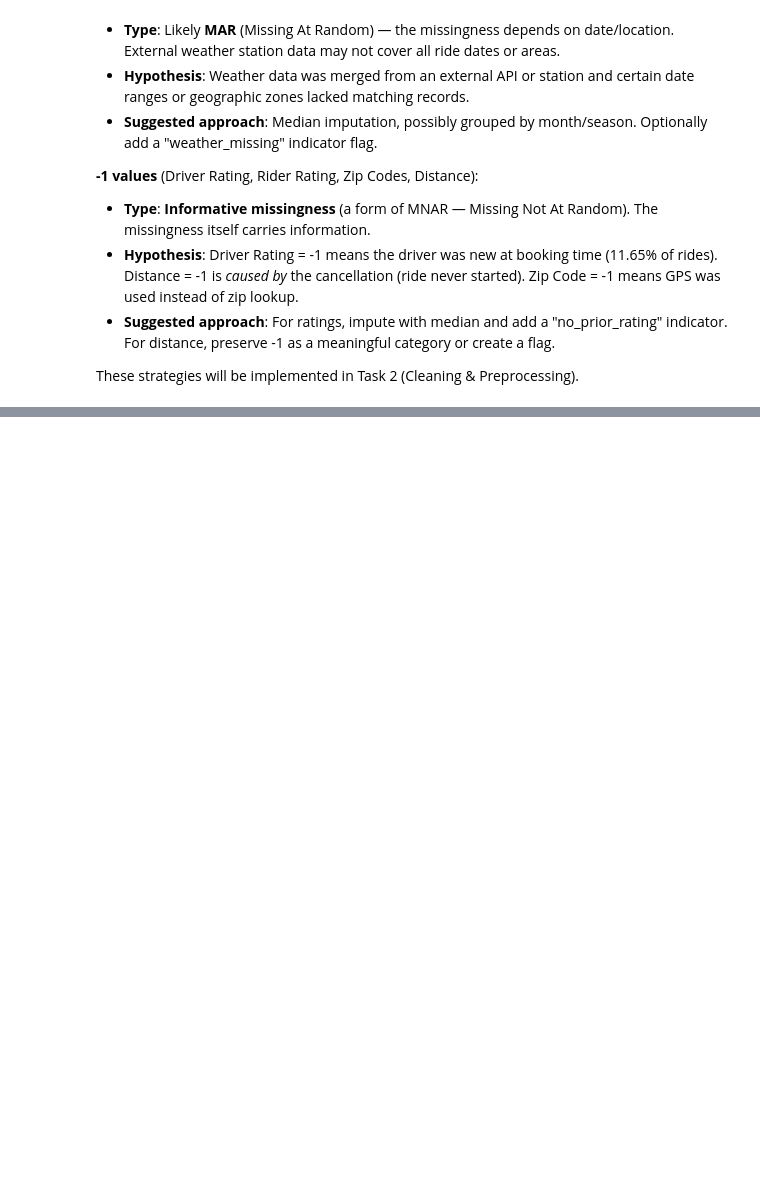
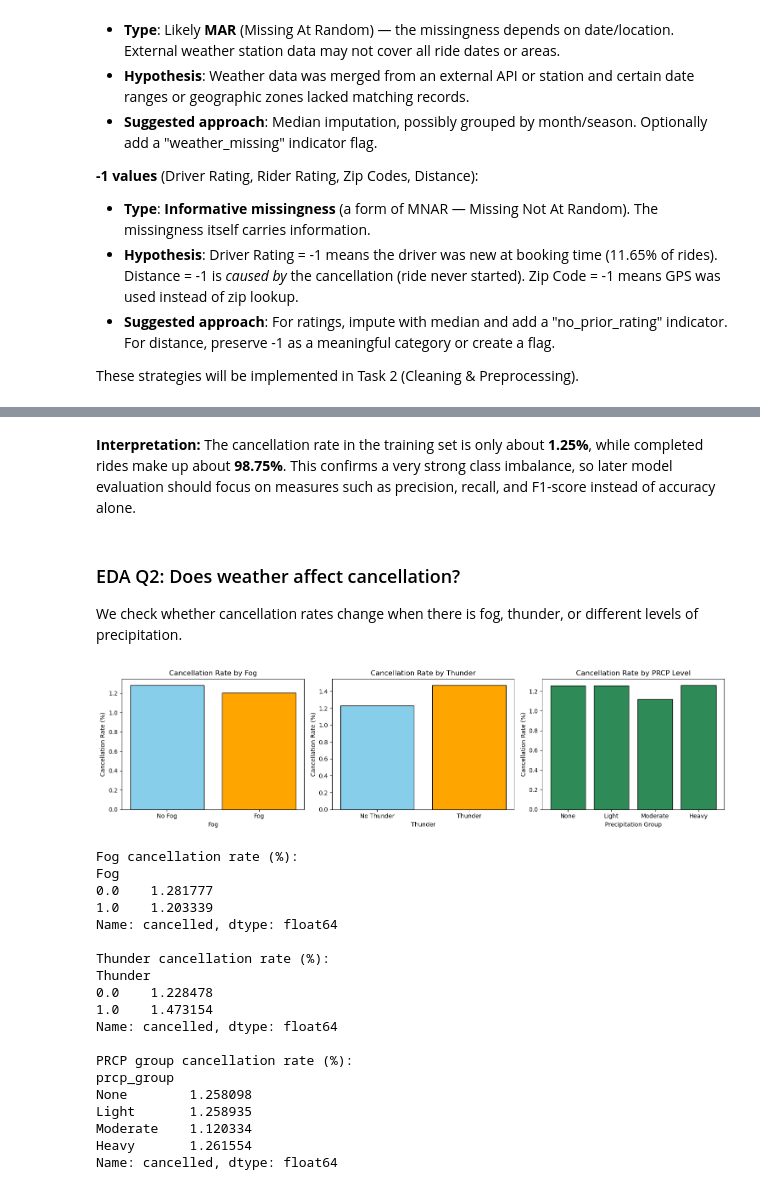
Before and after one commit to Abiali1210/DSAI_Project, a Jupyter notebook: COSC202_Project_notebook.ipynb, the cells around one changed output, grey strips where cells are left out. Saved outputs shown, nothing was run; the diff lists cells and outputs as text; code cells hidden in the pictures; blank space fills up the shorter version.

```diff
--- a/COSC202_Project_notebook.ipynb
+++ b/COSC202_Project_notebook.ipynb
@@ -733,0 +798,66 @@ Total features: 767
+# %% [markdown]
+**Interpretation:** The cancellation rate in the training set is only about **1.25%**, while completed rides make up about **98.75%**. This confirms a very strong class imbalance, so later model evaluation should focus on measures such as precision, recall, and F1-score instead of accuracy alone.
+# %% [markdown]
+### EDA Q2: Does weather affect cancellation?
+
+We check whether cancellation rates change when there is fog, thunder, or different levels of precipitation.
+# %%
+# Create a figure with 3 subplots
+fig, axes = plt.subplots(1, 3, figsize=(15, 4))
+
+# Plot the cancellation rate by fog
+fog_rate = train_df.groupby('Fog')['cancelled'].mean() * 100
+axes[0].bar(['No Fog', 'Fog'], fog_rate.values, color=['skyblue', 'orange'], edgecolor='black')
+axes[0].set_title('Cancellation Rate by Fog')
+axes[0].set_xlabel('Fog')
+axes[0].set_ylabel('Cancellation Rate (%)')
+
+# Plot the cancellation rate by thunder
+thunder_rate = train_df.groupby('Thunder')['cancelled'].mean() * 100
+axes[1].bar(['No Thunder', 'Thunder'], thunder_rate.values, color=['skyblue', 'orange'], edgecolor='black')
+axes[1].set_title('Cancellation Rate by Thunder')
+axes[1].set_xlabel('Thunder')
+axes[1].set_ylabel('Cancellation Rate (%)')
+
+# Plot the cancellation rate by PRCP
+prcp_max = train_df['PRCP'].max()
+prcp_bins = [-0.01, 0, 0.1, 0.5, prcp_max + 0.01]
+prcp_labels = ['None', 'Light', 'Moderate', 'Heavy']
+train_df['prcp_group'] = pd.cut(train_df['PRCP'], bins=prcp_bins, labels=prcp_labels, include_lowest=True)
+prcp_rate = train_df.groupby('prcp_group')['cancelled'].mean() * 100
+axes[2].bar(prcp_rate.index.astype(str), prcp_rate.values, color='seagreen', edgecolor='black')
+axes[2].set_title('Cancellation Rate by PRCP Level')
+axes[2].set_xlabel('Precipitation Group')
+axes[2].set_ylabel('Cancellation Rate (%)')
+
+plt.tight_layout()
+plt.show()
+
+# Print the cancellation rates
+print('Fog cancellation rate (%):')
+print(fog_rate)
+print('\nThunder cancellation rate (%):')
+print(thunder_rate)
+print('\nPRCP group cancellation rate (%):')
+print(prcp_rate)
+# %% [output]
+[figure, added]
+Fog cancellation rate (%):
+Fog
+0.0    1.281777
+1.0    1.203339
+Name: cancelled, dtype: float64
+
+Thunder cancellation rate (%):
+Thunder
+0.0    1.228478
+1.0    1.473154
+Name: cancelled, dtype: float64
+
+PRCP group cancellation rate (%):
+prcp_group
+None        1.258098
+Light       1.258935
+Moderate    1.120334
+Heavy       1.261554
+Name: cancelled, dtype: float64
```
Also changed, not shown: parts of 128 cells of this notebook, 4 other files.
